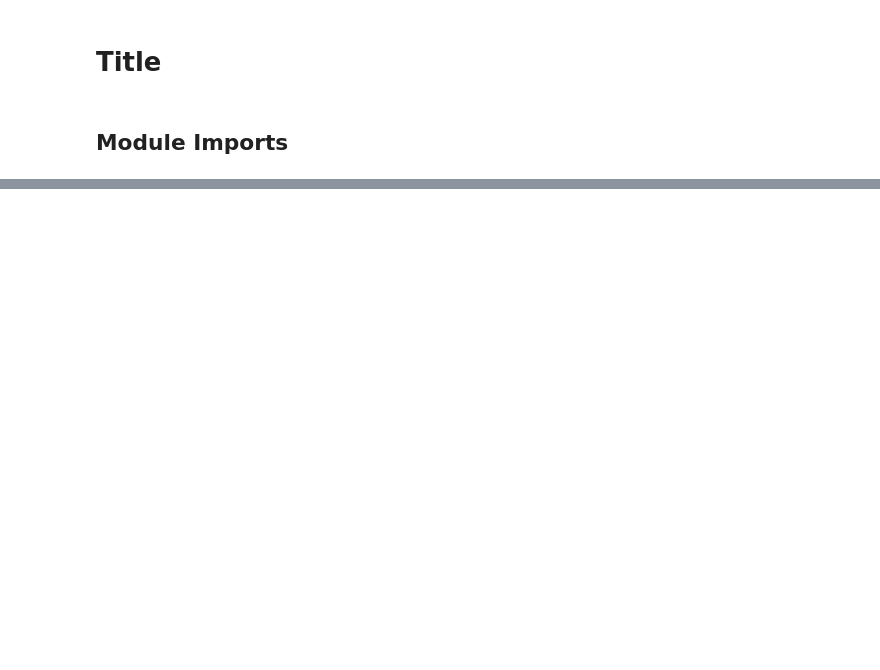
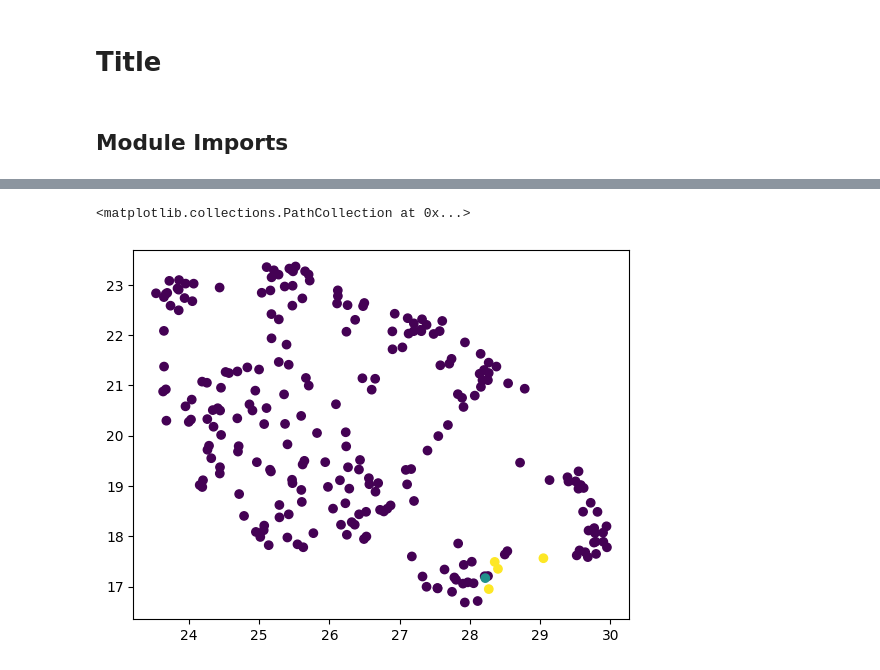
Before and after one commit to egerc/notebook_repository, a Jupyter notebook: notebooks/2026-02-17T08-24-52Z/2026-02-17T08-24-52Z.ipynb, the cells around one changed output, grey strips where cells are left out. Saved outputs shown, nothing was run; the diff lists cells and outputs as text; code cells hidden in the pictures; blank space fills up the shorter version.

```diff
--- a/notebooks/2026-02-17T08-24-52Z/2026-02-17T08-24-52Z.ipynb
+++ b/notebooks/2026-02-17T08-24-52Z/2026-02-17T08-24-52Z.ipynb
@@ -35,0 +182,3 @@ with open(artifact_path, "rb") as f:
+# %%
+result = results[0]
+result.celltype_metadata
@@ -35,0 +206,17 @@ with open(artifact_path, "rb") as f:
+# %%
+my_iterator = zip(result.celltype_metadata, result.split_results[0].model_results[0].celltype_results)
+# %%
+celltype_metadata, model_celltype_results = next(my_iterator)
+# %%
+from sklearn.cluster import KMeans
+
+
+celltype_model_latent_dim = model_celltype_results.celltype_model_embedding.shape[1]
+celltype_model_clustering = KMeans(n_clusters=celltype_model_latent_dim).fit_predict(celltype_metadata.pca_embedding)
+global_model_latent_dim = model_celltype_results.global_model_embedding.shape[1]
+global_model_clustering = KMeans(n_clusters=global_model_latent_dim).fit_predict(celltype_metadata.pca_embedding)
+# %%
+plt.scatter(*celltype_metadata.umap_embedding.T, c=celltype_model_clustering)
+# %% [output]
+<matplotlib.collections.PathCollection at 0x...>
+[figure, added]
```
Also changed, not shown: parts of 13 cells of this notebook, 5 other files.
